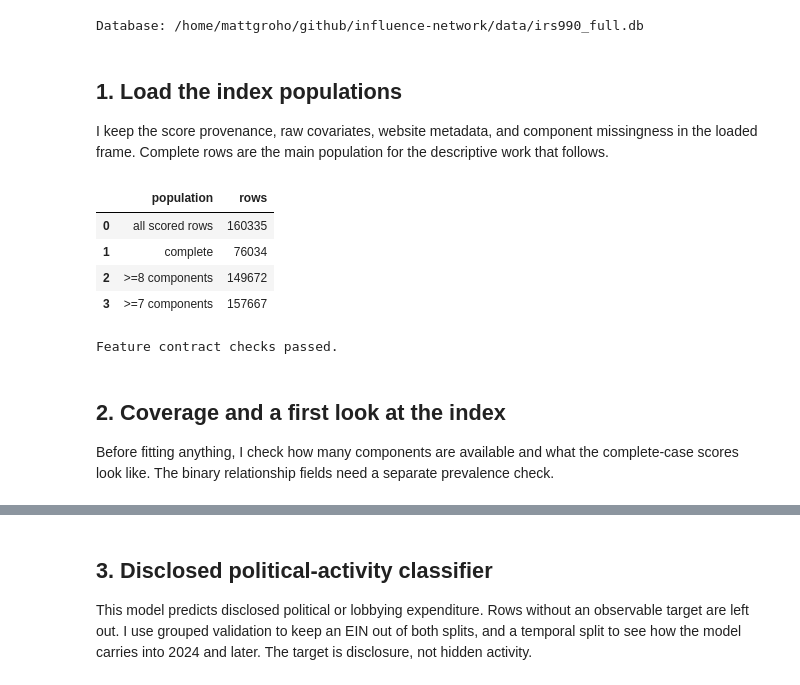
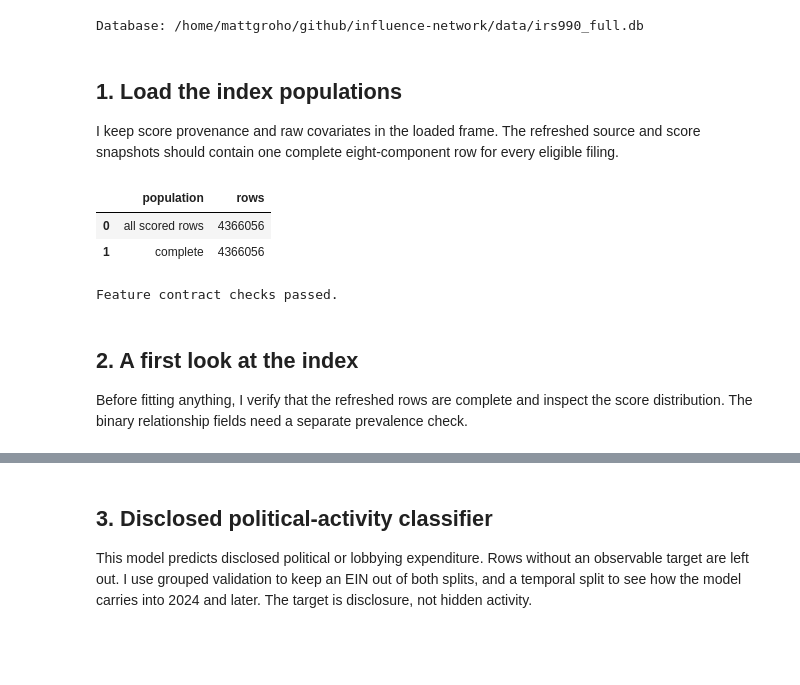
Before and after one commit to team-glass-house/influence-network, a Jupyter notebook: notebooks/transparency_index.ipynb, the cells around one changed output, grey strips where cells are left out. Drawn from its saved outputs; the diff is of its cells as text; code cells hidden in the pictures; blank space fills up the shorter version.

```diff
--- a/notebooks/transparency_index.ipynb
+++ b/notebooks/transparency_index.ipynb
@@ -56,45 +55,30 @@ Database: /home/mattgroho/github/influence-network/data/irs990_full.db
 # %% [markdown]
 ## 1. Load the index populations
 
-I keep the score provenance, raw covariates, website metadata, and component missingness in the loaded frame. Complete rows are the main population for the descriptive work that follows.
+I keep score provenance and raw covariates in the loaded frame. The refreshed source and score snapshots should contain one complete eight-component row for every eligible filing.
 # %%
 all_features = load_modeling_features(
     DB_PATH, complete_only=False, min_observed_components=None
 )
-complete = load_modeling_features(DB_PATH, complete_only=True)
-exploratory = load_modeling_features(
-    DB_PATH, complete_only=False, min_observed_components=8
-)
-sensitivity = load_modeling_features(
-    DB_PATH, complete_only=False, min_observed_components=7
-)
+complete = all_features
 
 populations = pd.DataFrame(
     [
         {"population": "all scored rows", "rows": len(all_features)},
         {"population": "complete", "rows": len(complete)},
-        {"population": ">=8 components", "rows": len(exploratory)},
-        {"population": ">=7 components", "rows": len(sensitivity)},
     ]
 )
 display(populations)
-assert not all_features.empty
-assert complete["complete"].eq(1).all()
-assert exploratory["observed_components"].ge(8).all()
-assert sensitivity["observed_components"].ge(7).all()
-assert all_features["observed_components"].between(1, 9).all()
 print("Feature contract checks passed.")
 # %% [output]
 |  | population | rows |
-| 0 | all scored rows | 160335 |
-| 1 | complete | 76034 |
-| 2 | >=8 components | 149672 |
-| 3 | >=7 components | 157667 |
+| 0 | all scored rows | 4366056 |
+| 1 | complete | 4366056 |
 Feature contract checks passed.
 # %% [markdown]
-## 2. Coverage and a first look at the index
+## 2. A first look at the index
 
-Before fitting anything, I check how many components are available and what the complete-case scores look like. The binary relationship fields need a separate prevalence check.
+Before fitting anything, I verify that the refreshed rows are complete and inspect the score distribution. The binary relationship fields need a separate prevalence check.
 # %%
 run_ids = all_features["run_id"].dropna().unique()
 assert len(run_ids) == 1, f"Expected one score run, found {len(run_ids)}"
```
Also changed, not shown: parts of 7 cells of this notebook, 5 other files.
